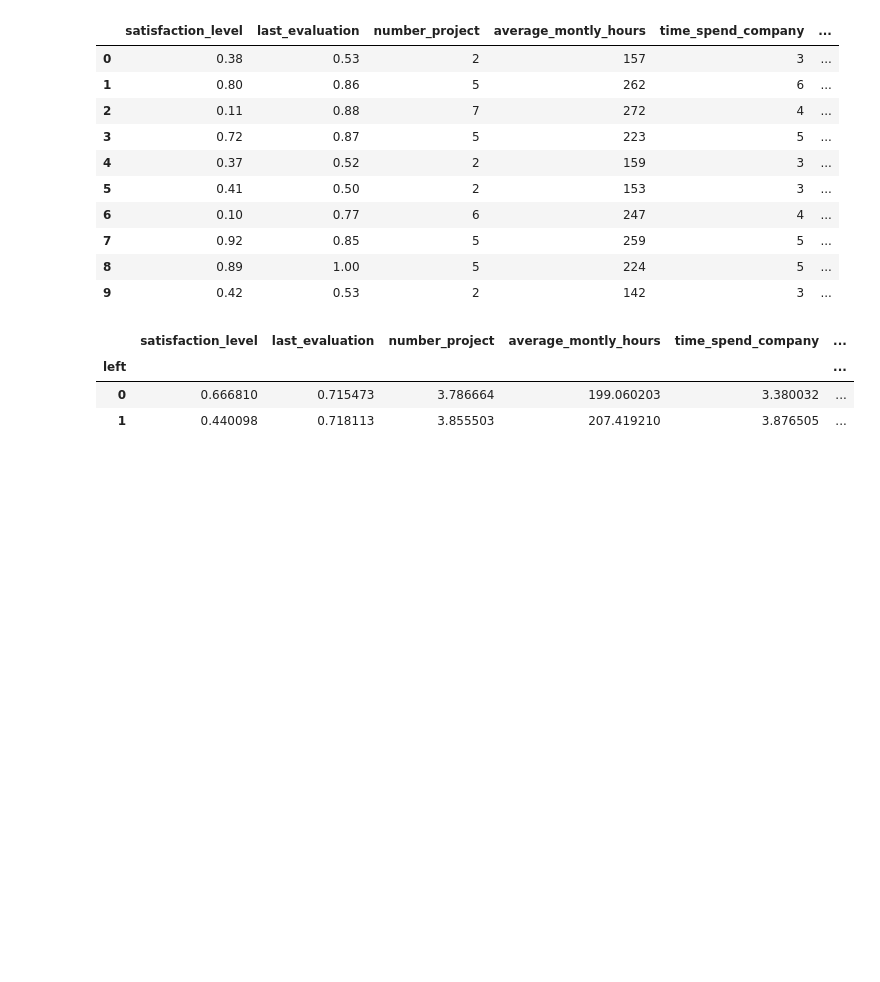
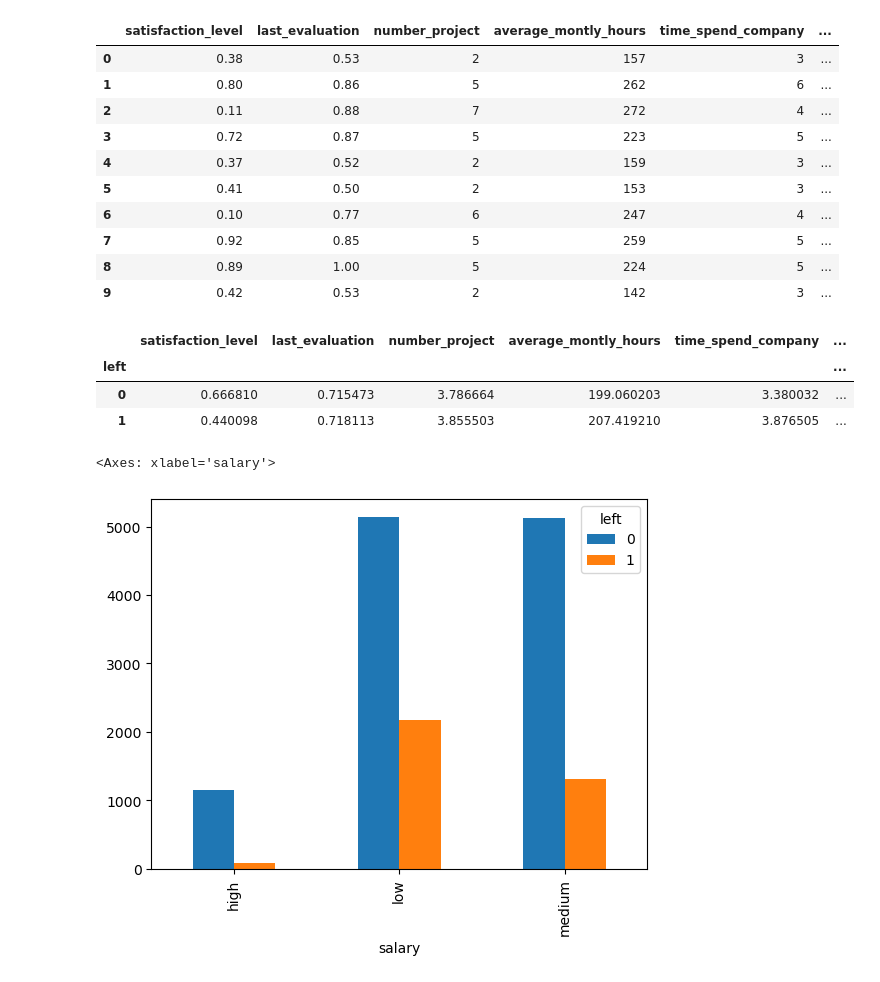
Before and after one commit to sanketvekariya23/machine_learning, a Jupyter notebook: exercise_logistic_regression_with big_data.ipynb, the cells around one changed output. Saved outputs shown, nothing was run; the diff lists cells and outputs as text; code cells hidden in the pictures; blank space fills up the shorter version.

```diff
--- a/exercise_logistic_regression_with big_data.ipynb
+++ b/exercise_logistic_regression_with big_data.ipynb
@@ -24,3 +24,8 @@ df.groupby('left').mean()
 | left |  |  |  |  |  | ... |
 | 0 | 0.666810 | 0.715473 | 3.786664 | 199.060203 | 3.380032 | ... |
 | 1 | 0.440098 | 0.718113 | 3.855503 | 207.419210 | 3.876505 | ... |
+# %%
+pd.crosstab(df.salary,df.left).plot(kind='bar')
+# %% [output]
+<Axes: xlabel='salary'>
+[figure, added]
```
Also changed, not shown: parts of 10 cells of this notebook.
